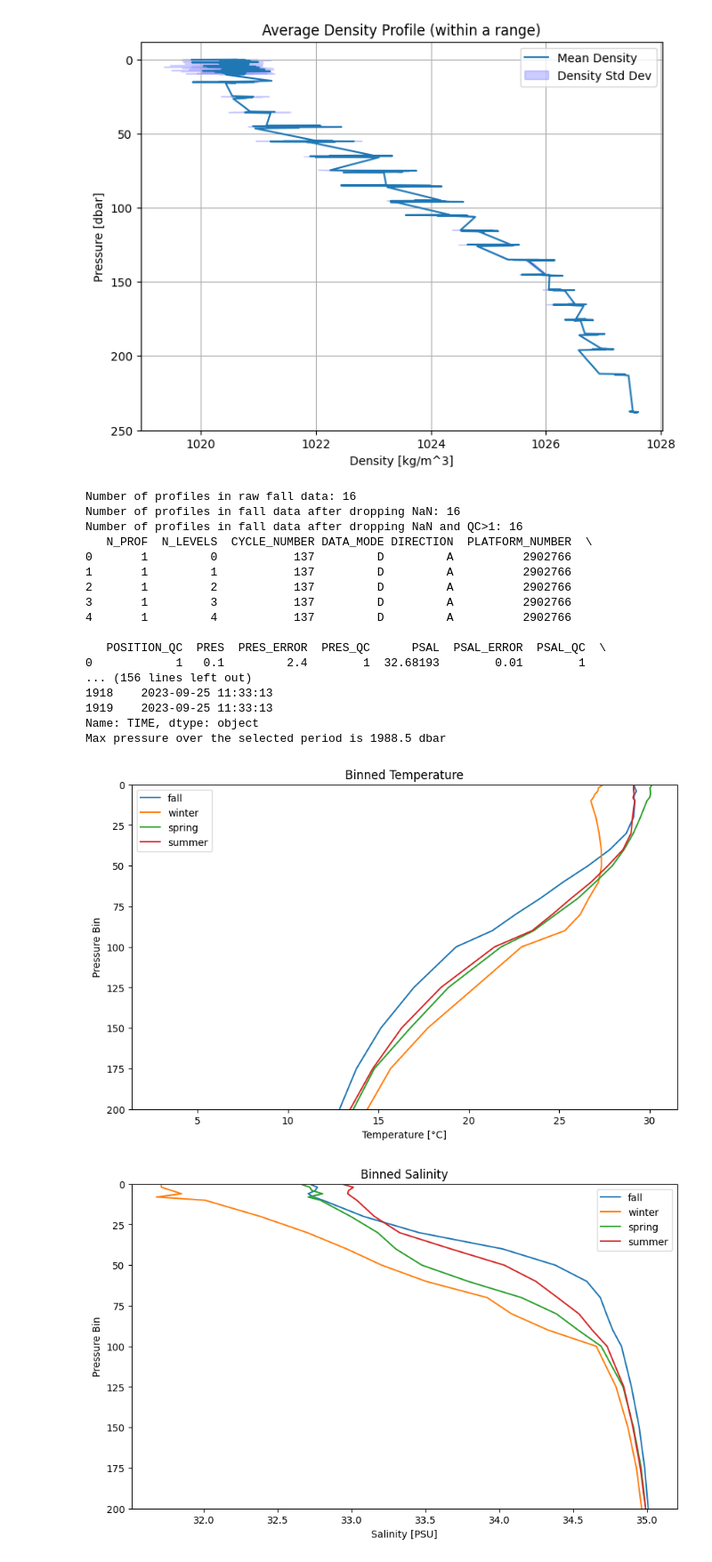
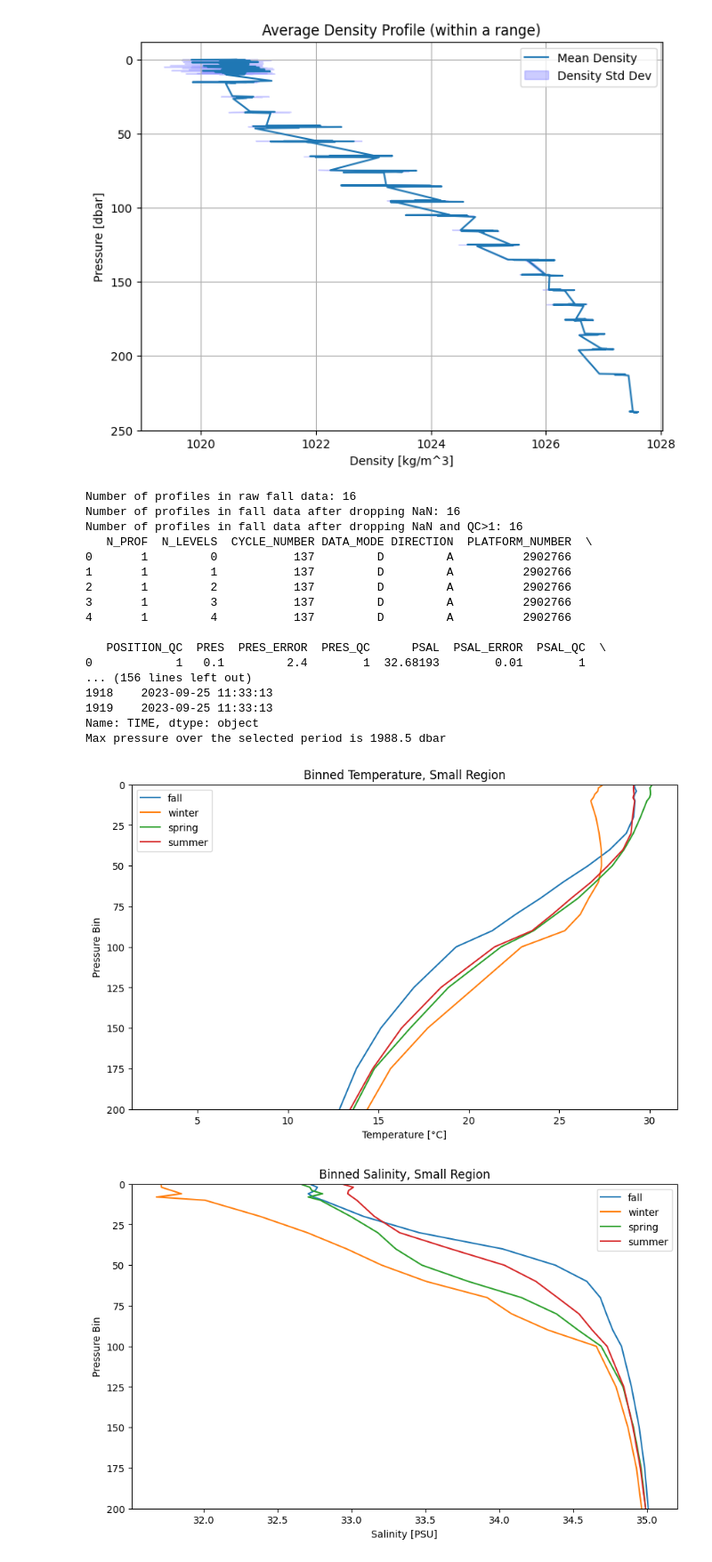
Before and after one commit to gabegekas/sioc210_data_project, a Jupyter notebook: gabe_workspace.ipynb, the cells around one changed output. Shown: that part at 89% size. Drawn from its saved outputs; the diff is of its cells as text; code cells hidden in the pictures.

```diff
--- a/gabe_workspace.ipynb
+++ b/gabe_workspace.ipynb
@@ -438,7 +438,7 @@ plt.figure(1)
 plt.gca().invert_yaxis()  # Invert the y-axis so the surface is at the top
 plt.xlabel('Temperature [°C]')
 plt.ylabel('Pressure Bin')
-plt.title('Binned Temperature')
+plt.title('Binned Temperature, Small Region')
 plt.ylim(1000,0)
 plt.legend()
 
@@ -446,39 +446,39 @@ plt.figure(2)
 plt.gca().invert_yaxis()  # Invert the y-axis so the surface is at the top
 plt.xlabel('Salinity [PSU]')
 plt.ylabel('Pressure Bin')
-plt.title('Binned Salinity')
+plt.title('Binned Salinity, Small Region')
 plt.ylim(1000,0)
 plt.legend()
 
 # Display the plot
 plt.draw()
 
 # uncomment lines below to plot only surface
 plt.figure(1)
 plt.ylim(200,0)
 plt.figure(2)
 plt.ylim(200,0)
 plt.draw()
 # %% [output]
 Number of profiles in raw fall data: 16
 Number of profiles in fall data after dropping NaN: 16
 Number of profiles in fall data after dropping NaN and QC>1: 16
    N_PROF  N_LEVELS  CYCLE_NUMBER DATA_MODE DIRECTION  PLATFORM_NUMBER  \
 0       1         0           137         D         A          2902766
 1       1         1           137         D         A          2902766
 2       1         2           137         D         A          2902766
 3       1         3           137         D         A          2902766
 4       1         4           137         D         A          2902766
 
    POSITION_QC  PRES  PRES_ERROR  PRES_QC      PSAL  PSAL_ERROR  PSAL_QC  \
 0            1   0.1         2.4        1  32.68193        0.01        1
 ... (156 lines left out)
 1918    2023-09-25 11:33:13
 1919    2023-09-25 11:33:13
 Name: TIME, dtype: object
 Max pressure over the selected period is 1988.5 dbar
-[figure, old version]
+[figure, new version]
-[figure, old version]
+[figure, new version]
 # %%
 '''
 Code section for plotting SST spatially
```
Also changed, not shown: parts of 1 cell of this notebook.
